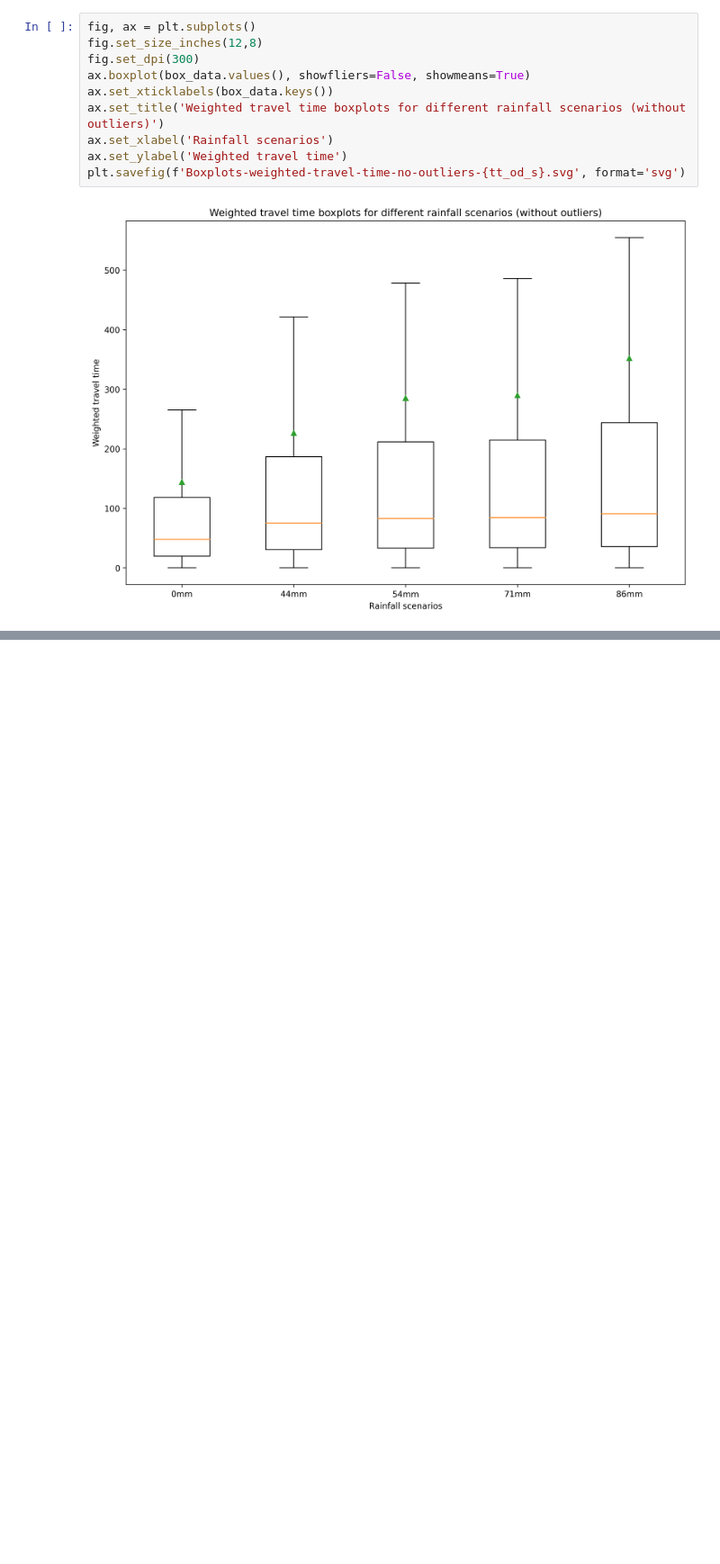
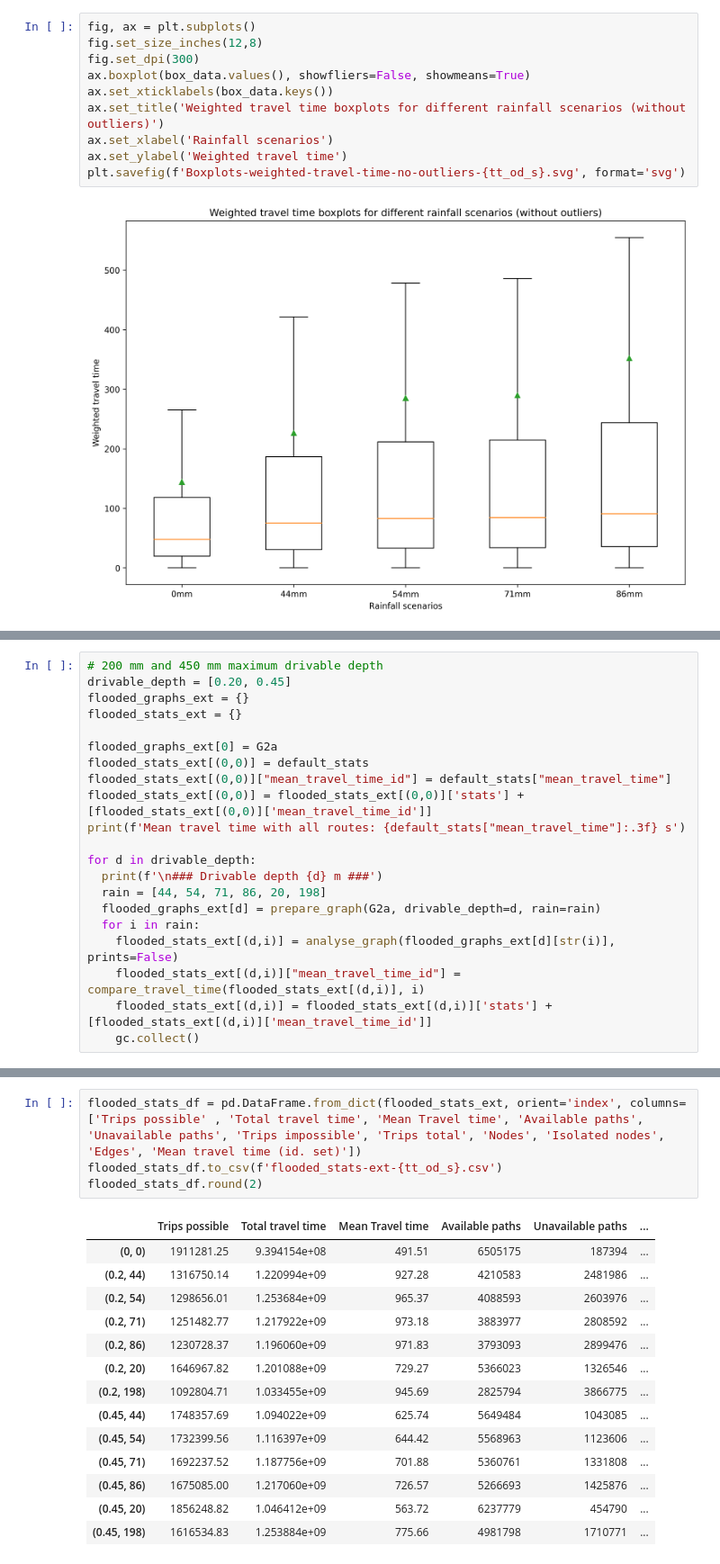
Before and after one commit to EwoutH/Helsinki-flood-BEP-project, a Jupyter notebook: road-graph/OSMnx_road_graph_analysis_BEP.ipynb, the cells around one changed output, grey strips where cells are left out. Shown at 90% size. Drawn from its saved outputs; the diff is of its cells as text; blank space fills up the shorter version.

Commit message:
Road graph analysis: Add extreme value stats for drivable depth

```diff
--- a/road-graph/OSMnx_road_graph_analysis_BEP.ipynb
+++ b/road-graph/OSMnx_road_graph_analysis_BEP.ipynb
@@ -791,0 +794,21 @@ plt.savefig(f'Boxplots-weighted-travel-time-no-outliers-{tt_od_s}.svg', format='
+# %%
+# 200 mm and 450 mm maximum drivable depth
+drivable_depth = [0.20, 0.45]
+flooded_graphs_ext = {}
+flooded_stats_ext = {}
+
+flooded_graphs_ext[0] = G2a
+flooded_stats_ext[(0,0)] = default_stats
+flooded_stats_ext[(0,0)]["mean_travel_time_id"] = default_stats["mean_travel_time"]
+flooded_stats_ext[(0,0)] = flooded_stats_ext[(0,0)]['stats'] + [flooded_stats_ext[(0,0)]['mean_travel_time_id']]
+print(f'Mean travel time with all routes: {default_stats["mean_travel_time"]:.3f} s')
+
+for d in drivable_depth:
+  print(f'\n### Drivable depth {d} m ###')
+  rain = [44, 54, 71, 86, 20, 198]
+  flooded_graphs_ext[d] = prepare_graph(G2a, drivable_depth=d, rain=rain)
+  for i in rain:
+    flooded_stats_ext[(d,i)] = analyse_graph(flooded_graphs_ext[d][str(i)], prints=False)
+    flooded_stats_ext[(d,i)]["mean_travel_time_id"] = compare_travel_time(flooded_stats_ext[(d,i)], i)
+    flooded_stats_ext[(d,i)] = flooded_stats_ext[(d,i)]['stats'] + [flooded_stats_ext[(d,i)]['mean_travel_time_id']]
+    gc.collect()
@@ -791,0 +831,19 @@ plt.savefig(f'Boxplots-weighted-travel-time-no-outliers-{tt_od_s}.svg', format='
+# %%
+flooded_stats_df = pd.DataFrame.from_dict(flooded_stats_ext, orient='index', columns=['Trips possible' , 'Total travel time', 'Mean Travel time', 'Available paths', 'Unavailable paths', 'Trips impossible', 'Trips total', 'Nodes', 'Isolated nodes', 'Edges', 'Mean travel time (id. set)'])
+flooded_stats_df.to_csv(f'flooded_stats-ext-{tt_od_s}.csv')
+flooded_stats_df.round(2)
+# %% [output]
+|  | Trips possible | Total travel time | Mean Travel time | Available paths | Unavailable paths | ... |
+| (0, 0) | 1911281.25 | 9.394154e+08 | 491.51 | 6505175 | 187394 | ... |
+| (0.2, 44) | 1316750.14 | 1.220994e+09 | 927.28 | 4210583 | 2481986 | ... |
+| (0.2, 54) | 1298656.01 | 1.253684e+09 | 965.37 | 4088593 | 2603976 | ... |
+| (0.2, 71) | 1251482.77 | 1.217922e+09 | 973.18 | 3883977 | 2808592 | ... |
+| (0.2, 86) | 1230728.37 | 1.196060e+09 | 971.83 | 3793093 | 2899476 | ... |
+| (0.2, 20) | 1646967.82 | 1.201088e+09 | 729.27 | 5366023 | 1326546 | ... |
+| (0.2, 198) | 1092804.71 | 1.033455e+09 | 945.69 | 2825794 | 3866775 | ... |
+| (0.45, 44) | 1748357.69 | 1.094022e+09 | 625.74 | 5649484 | 1043085 | ... |
+| (0.45, 54) | 1732399.56 | 1.116397e+09 | 644.42 | 5568963 | 1123606 | ... |
+| (0.45, 71) | 1692237.52 | 1.187756e+09 | 701.88 | 5360761 | 1331808 | ... |
+| (0.45, 86) | 1675085.00 | 1.217060e+09 | 726.57 | 5266693 | 1425876 | ... |
+| (0.45, 20) | 1856248.82 | 1.046412e+09 | 563.72 | 6237779 | 454790 | ... |
+| (0.45, 198) | 1616534.83 | 1.253884e+09 | 775.66 | 4981798 | 1710771 | ... |
```
Also changed, not shown: parts of 4 cells of this notebook.
